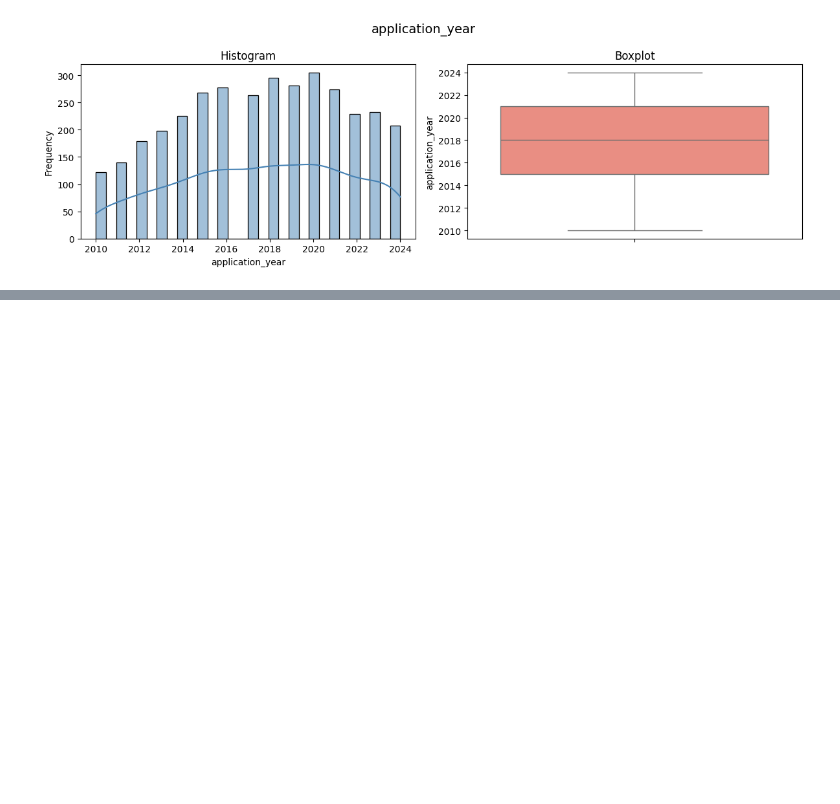
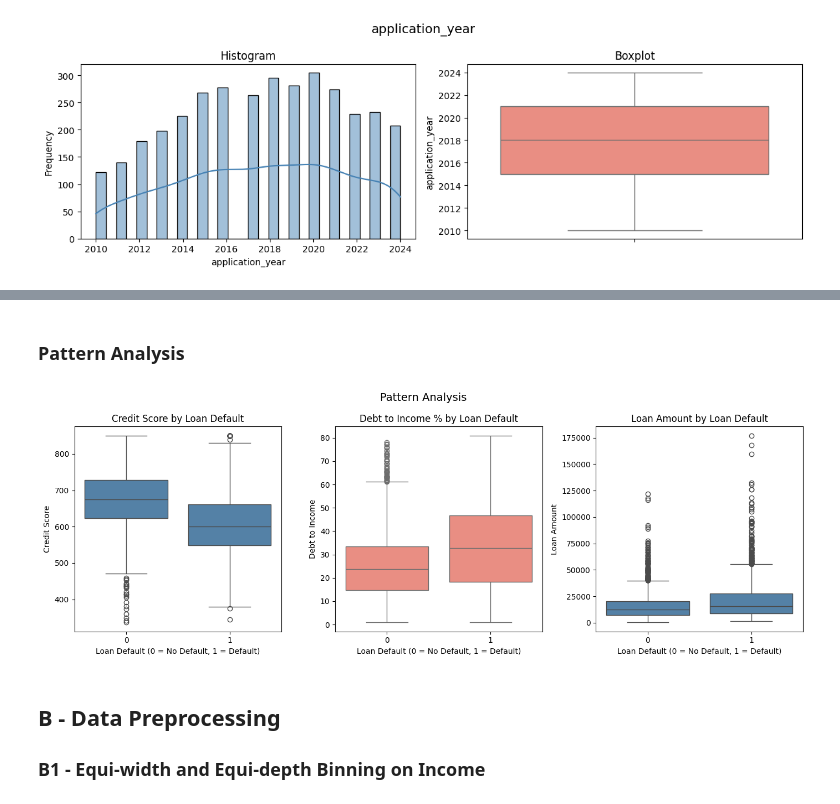
Before and after one commit to dev-p-analytics/python-data-exploration, a Jupyter notebook: ida_225838323.ipynb, the cells around one changed output, grey strips where cells are left out. Saved outputs shown, nothing was run; the diff lists cells and outputs as text; code cells hidden in the pictures; blank space fills up the shorter version.

```diff
--- a/ida_225838323.ipynb
+++ b/ida_225838323.ipynb
@@ -540,0 +648,55 @@ for col in interval_cols:
+# %% [markdown]
+### Pattern Analysis
+# %%
+def plot_patterns():
+    fig, axes = plt.subplots(1, 3, figsize=(14, 5))
+    fig.suptitle('Pattern Analysis', fontsize=14)
+
+    #pattern 1 - credit score vs loan default
+    sns.boxplot(
+        data = df,
+        x='loan_default',
+        y='credit_score',
+        ax=axes[0],
+        color = 'steelblue'
+    )
+
+    axes[0].set_title('Credit Score by Loan Default')
+    axes[0].set_xlabel('Loan Default (0 = No Default, 1 = Default)')
+    axes[0].set_ylabel('Credit Score')
+
+    #pattern 2 - debt to income vs loan default
+    sns.boxplot(
+        data = df,
+        x='loan_default',
+        y='debt_to_income_pct',
+        ax=axes[1],
+        color='salmon'
+    )
+
+    axes[1].set_title('Debt to Income % by Loan Default')
+    axes[1].set_xlabel('Loan Default (0 = No Default, 1 = Default)')
+    axes[1].set_ylabel('Debt to Income')
+
+    #pattern 3 - loan amount vs loan default
+    sns.boxplot(
+        data = df,
+        x='loan_default',
+        y='loan_amount',
+        ax=axes[2],
+        color='steelblue'
+    )
+
+    axes[2].set_title('Loan Amount by Loan Default')
+    axes[2].set_xlabel('Loan Default (0 = No Default, 1 = Default)')
+    axes[2].set_ylabel('Loan Amount')
+
+    plt.tight_layout()
+    plt.show()
+
+plot_patterns()
+# %% [output]
+[figure, added]
+# %% [markdown]
+## B - Data Preprocessing
+### B1 - Equi-width and Equi-depth Binning on Income
```
Also changed, not shown: parts of 15 cells of this notebook, 1 other file.
